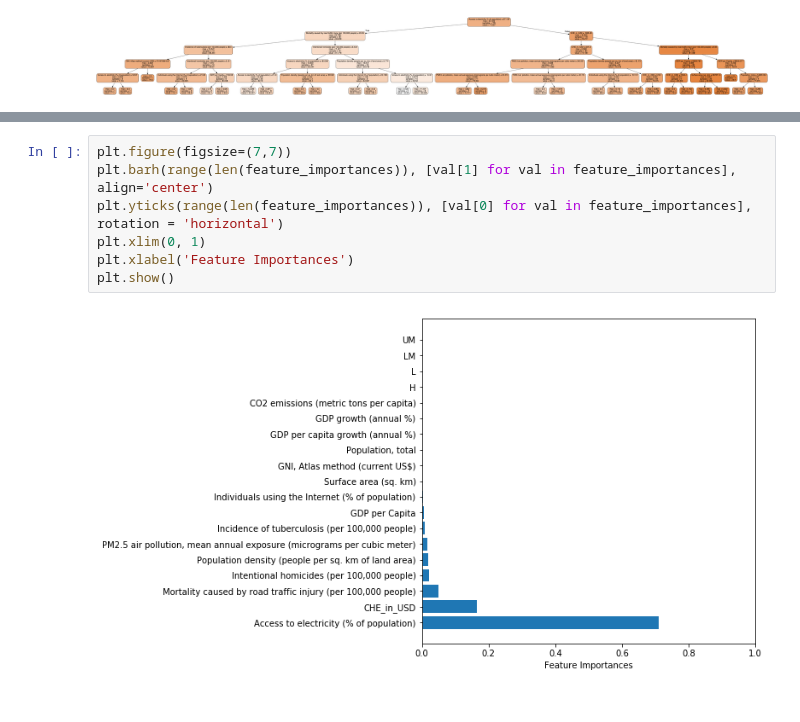
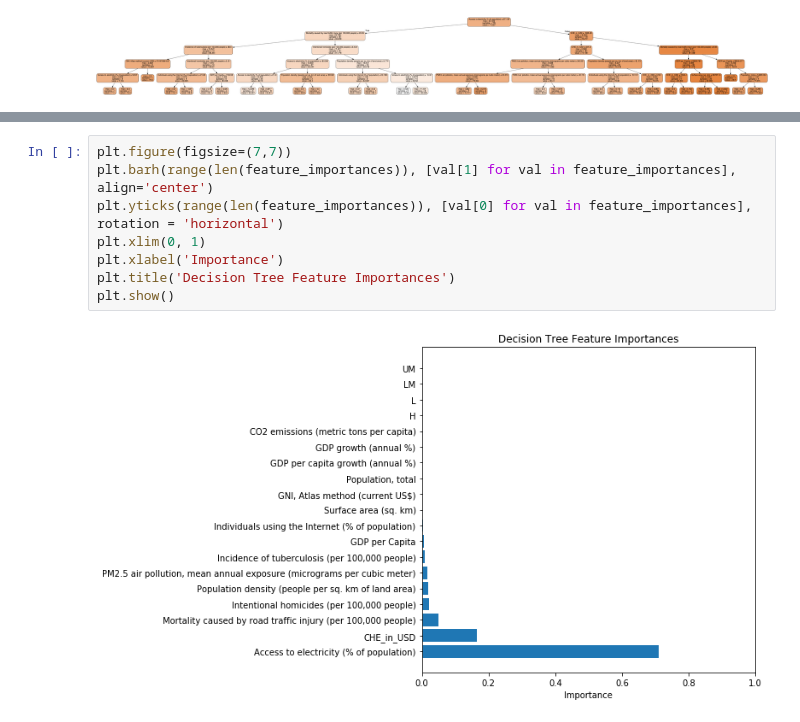
Before and after one commit to patrickFuerst/human_life_exp, a Jupyter notebook: Data_Analysis(Anna).ipynb, the cells around one changed output, grey strips where cells are left out. Cells and saved outputs as stored; diff of their text form.

Commit message:
fixed bar graph output

```diff
--- a/Data_Analysis(Anna).ipynb
+++ b/Data_Analysis(Anna).ipynb
@@ -98,9 +101,10 @@ Variable: UM                   Importance: 0.0
 # %%
 plt.figure(figsize=(7,7))
 plt.barh(range(len(feature_importances)), [val[1] for val in feature_importances], align='center')
 plt.yticks(range(len(feature_importances)), [val[0] for val in feature_importances], rotation = 'horizontal')
 plt.xlim(0, 1)
-plt.xlabel('Feature Importances')
+plt.xlabel('Importance')
+plt.title('Decision Tree Feature Importances')
 plt.show()
 # %% [output]
-[figure, old version]
+[figure, new version]
```
Also changed, not shown: parts of 3 cells of this notebook.
